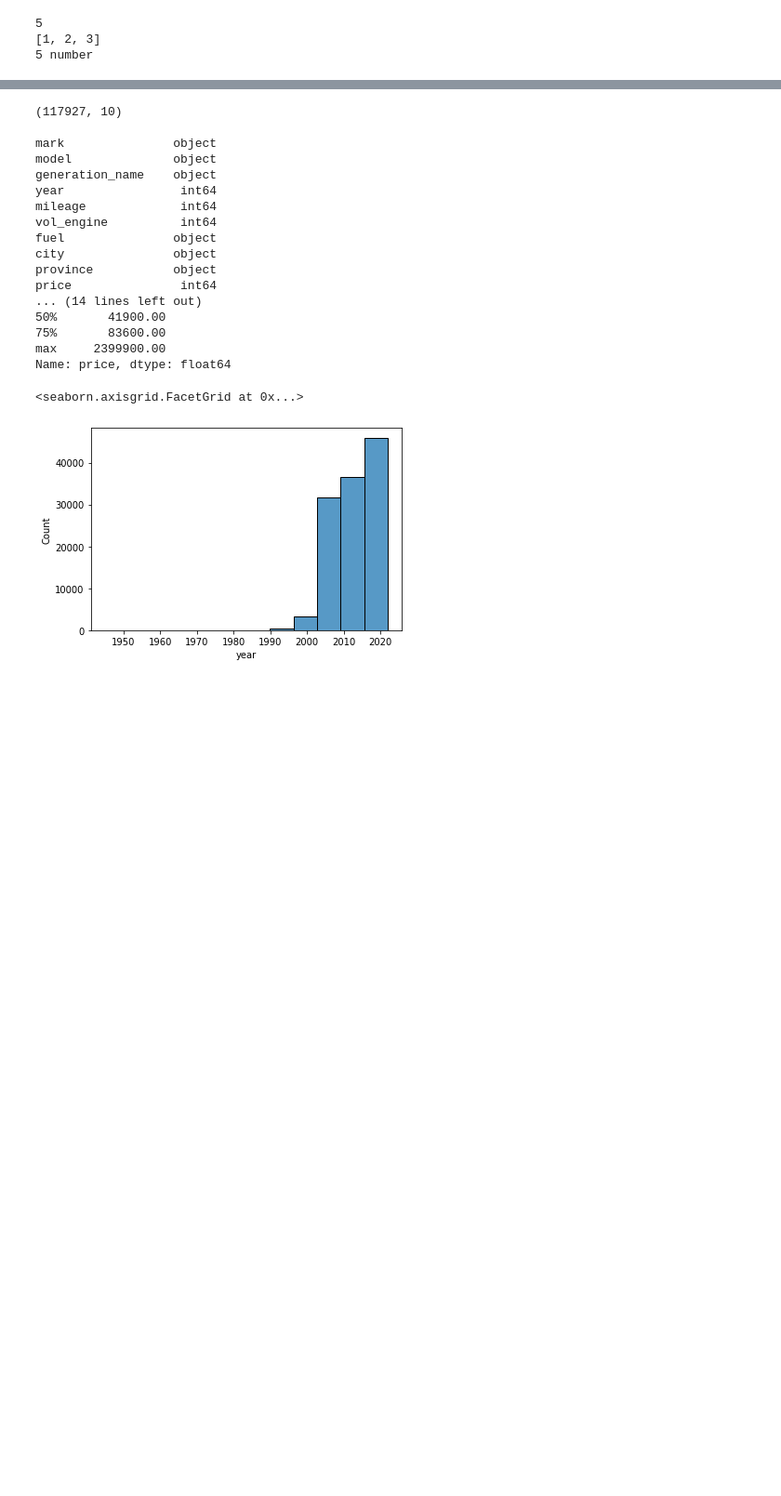
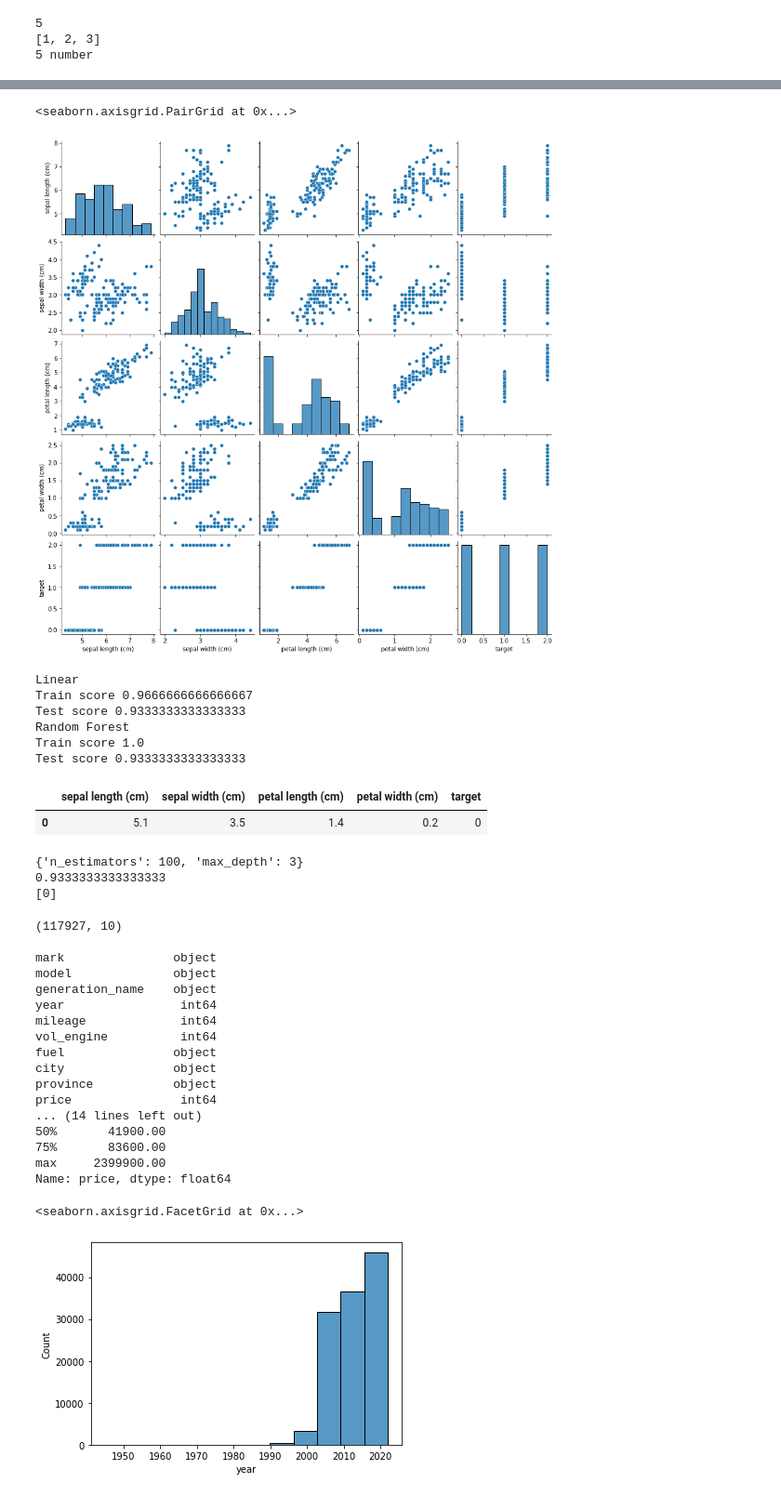
Before and after one commit to cinkonaap/ml-light-talk-02-2022, a Jupyter notebook: LearnNotebook.ipynb, the cells around one changed output, grey strips where cells are left out. Shown at 93% size. Drawn from its saved outputs; the diff is of its cells as text; code cells hidden in the pictures; blank space fills up the shorter version.

```diff
--- a/LearnNotebook.ipynb
+++ b/LearnNotebook.ipynb
@@ -117,0 +117,80 @@ ly_test = linear_model.predict(lx_test.reshape(-1, 1))
+# %%
+import pandas as pd
+import seaborn as sns
+from sklearn.datasets import load_iris
+
+# https://scikit-learn.org/stable/datasets/toy_dataset.html#iris-dataset
+iris_data = load_iris()
+iris_df = pd.DataFrame(data=iris_data.data, columns=iris_data.feature_names)
+iris_df['target'] = iris_data.target
+
+sns.pairplot(iris_df)
+# %% [output]
+<seaborn.axisgrid.PairGrid at 0x...>
+[figure, added]
+# %%
+from sklearn.model_selection import train_test_split
+from sklearn.linear_model import LogisticRegression
+from sklearn.ensemble import RandomForestClassifier
+
+iris_X = iris_df.drop(columns=['target'])
+iris_y = iris_df['target']
+
+iris_learn_X, iris_test_X, iris_learn_y, iris_test_y = train_test_split(iris_X, iris_y, test_size=0.6, stratify=iris_y)
+
+# Linear
+iris_linear_cls = LogisticRegression()
+iris_linear_cls.fit(iris_learn_X, iris_learn_y)
+
+train_score = iris_linear_cls.score(iris_learn_X, iris_learn_y)
+test_score = iris_linear_cls.score(iris_test_X, iris_test_y)
+
+print("Linear")
+print(f"Train score {train_score}")
+print(f"Test score {test_score}")
+
+# Forest
+iris_forest_cls = RandomForestClassifier()
+iris_forest_cls.fit(iris_learn_X, iris_learn_y)
+
+train_score = iris_forest_cls.score(iris_learn_X, iris_learn_y)
+test_score = iris_forest_cls.score(iris_test_X, iris_test_y)
+
+print("Random Forest")
+print(f"Train score {train_score}")
+print(f"Test score {test_score}")
+# %% [output]
+Linear
+Train score 0.9666666666666667
+Test score 0.9333333333333333
+Random Forest
+Train score 1.0
+Test score 0.9333333333333333
+# %%
+iris_df.head(1)
+# %% [output]
+|  | sepal length (cm) | sepal width (cm) | petal length (cm) | petal width (cm) | target |
+| 0 | 5.1 | 3.5 | 1.4 | 0.2 | 0 |
+# %%
+from sklearn.model_selection import RandomizedSearchCV
+
+random_forest_params_grid = {
+    'n_estimators': [10, 50, 100, 500],
+    'max_depth': [3, 8, 12, None],
+}
+
+iris_forest_cls = RandomForestClassifier()
+
+search_cv = RandomizedSearchCV(iris_forest_cls, random_forest_params_grid, n_iter=10)
+search_cv.fit(iris_learn_X, iris_learn_y)
+
+print(search_cv.best_params_)
+
+best_forest_estimator = search_cv.best_estimator_
+print(best_forest_estimator.score(iris_test_X, iris_test_y))
+
+print(best_forest_estimator.predict([[7.2, 3.3, 0.8, 0.7]]))
+# %% [output]
+{'n_estimators': 100, 'max_depth': 3}
+0.9333333333333333
+[0]
```
Also changed, not shown: parts of 18 cells of this notebook, 6 other files.
